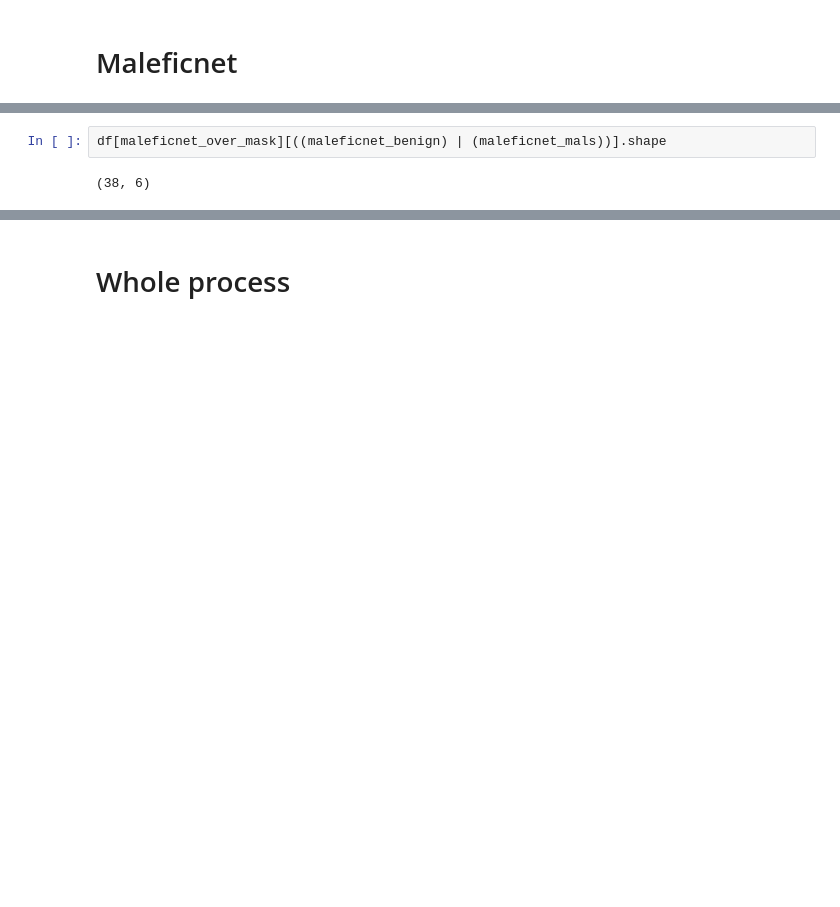
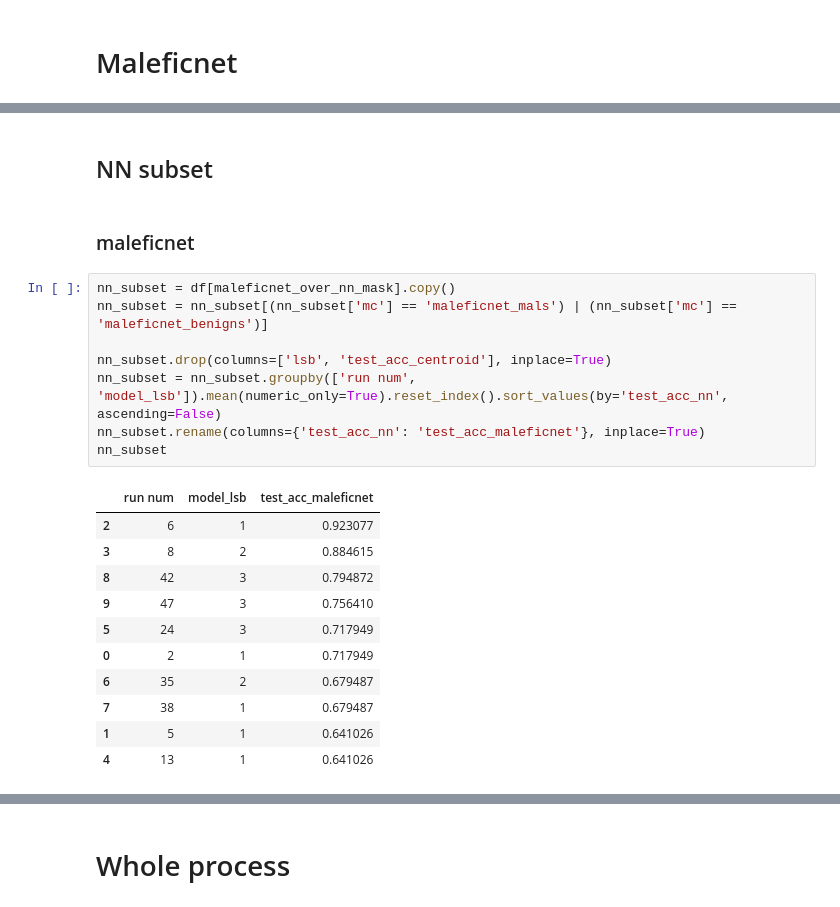
Before and after one commit to danigil/ModelXRay, a Jupyter notebook: notebooks/visualize_siamese_experiment_results.ipynb, the cells around one changed output, grey strips where cells are left out. Drawn from its saved outputs; the diff is of its cells as text; blank space fills up the shorter version.

```diff
--- a/notebooks/visualize_siamese_experiment_results.ipynb
+++ b/notebooks/visualize_siamese_experiment_results.ipynb
@@ -310,4 +296,24 @@ version 1 is numeric and will be fetched using version number.
-# %%
-df[maleficnet_over_mask][((maleficnet_benign) | (maleficnet_mals))].shape
-# %% [output]
-(38, 6)
+# %% [markdown]
+## NN subset
+# %% [markdown]
+### maleficnet
+# %%
+nn_subset = df[maleficnet_over_nn_mask].copy()
+nn_subset = nn_subset[(nn_subset['mc'] == 'maleficnet_mals') | (nn_subset['mc'] == 'maleficnet_benigns')]
+
+nn_subset.drop(columns=['lsb', 'test_acc_centroid'], inplace=True)
+nn_subset = nn_subset.groupby(['run num', 'model_lsb']).mean(numeric_only=True).reset_index().sort_values(by='test_acc_nn', ascending=False)
+nn_subset.rename(columns={'test_acc_nn': 'test_acc_maleficnet'}, inplace=True)
+nn_subset
+# %% [output]
+|  | run num | model_lsb | test_acc_maleficnet |
+| 2 | 6 | 1 | 0.923077 |
+| 3 | 8 | 2 | 0.884615 |
+| 8 | 42 | 3 | 0.794872 |
+| 9 | 47 | 3 | 0.756410 |
+| 5 | 24 | 3 | 0.717949 |
+| 0 | 2 | 1 | 0.717949 |
+| 6 | 35 | 2 | 0.679487 |
+| 7 | 38 | 1 | 0.679487 |
+| 1 | 5 | 1 | 0.641026 |
+| 4 | 13 | 1 | 0.641026 |
```
Also changed, not shown: parts of 16 cells of this notebook, 7 other files.
